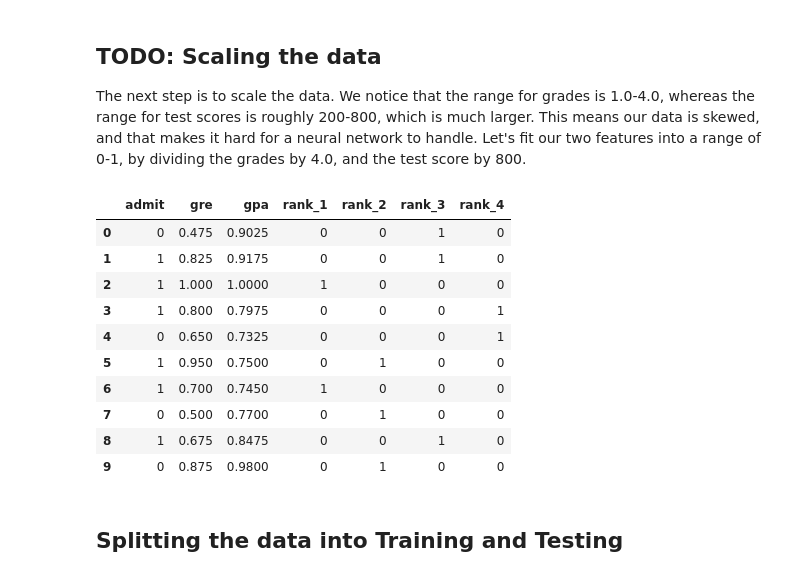
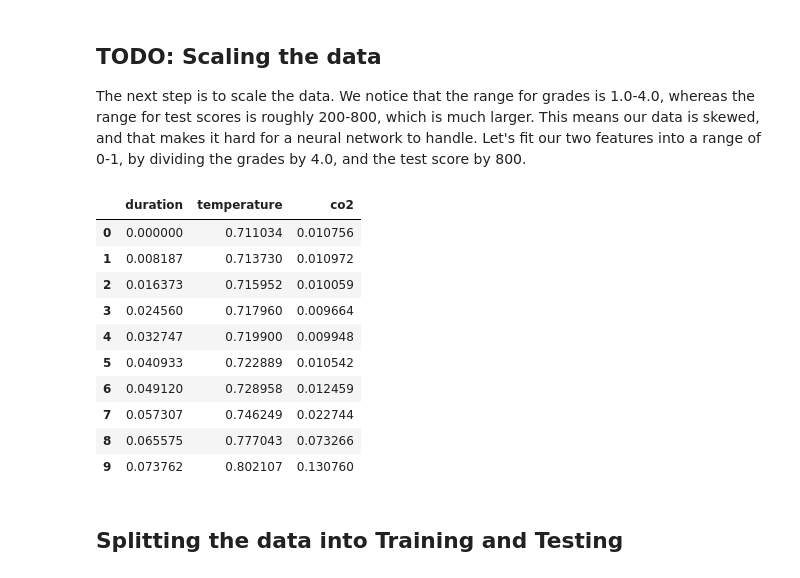
Before and after one commit to Dr-WXY/AI4EnergyProcessSystems, a Jupyter notebook: AI Models/Model 1/student-admissions/backpropagation.ipynb, the cells around one changed output. Saved outputs shown, nothing was run; the diff lists cells and outputs as text; code cells hidden in the pictures.

```diff
--- a/AI Models/Model 1/student-admissions/backpropagation.ipynb
+++ b/AI Models/Model 1/student-admissions/backpropagation.ipynb
@@ -19,7 +19,7 @@ import pandas as pd
 import numpy as np
 
 # Reading the csv file into a pandas DataFrame
-url = "https://raw.githubusercontent.com/engrsmukhtar/deep-learning-v2-pytorch/master/intro-neural-networks/student-admissions/student_data.csv"
+url = "https://raw.githubusercontent.com/engrsmukhtar/AI4EnergyProcessSystems/AI4EPS-1/AI%20Models/Model%201/student-admissions/Calciner%20-%20Duration-Temperature-CO2-CC.csv"
 data = pd.read_csv(url)
 
 # Printing out the first 10 rows of our data
@@ -122,27 +105,29 @@ one_hot_data[:10]
 The next step is to scale the data. We notice that the range for grades is 1.0-4.0, whereas the range for test scores is roughly 200-800, which is much larger. This means our data is skewed, and that makes it hard for a neural network to handle. Let's fit our two features into a range of 0-1, by dividing the grades by 4.0, and the test score by 800.
 # %%
 # Making a copy of our data
-processed_data = one_hot_data[:]
+# processed_data = one_hot_data[:]
+processed_data = pd.concat([data])
 
 # TODO: Scale the columns
-processed_data['gre'] = processed_data['gre']/800
-processed_data['gpa'] = processed_data['gpa']/4.0
+processed_data['duration'] = data['duration']/122.15 #processed_data['duration']/800
+processed_data['temperature'] = data['temperature']/886.54
+processed_data['co2'] = data['co2']/37.046161
 processed_data[:10]
 
 # Printing the first 10 rows of our procesed data
 processed_data[:10]
 # %% [output]
-|  | admit | gre | gpa | rank_1 | rank_2 | rank_3 | rank_4 |
-| 0 | 0 | 0.475 | 0.9025 | 0 | 0 | 1 | 0 |
-| 1 | 1 | 0.825 | 0.9175 | 0 | 0 | 1 | 0 |
-| 2 | 1 | 1.000 | 1.0000 | 1 | 0 | 0 | 0 |
-| 3 | 1 | 0.800 | 0.7975 | 0 | 0 | 0 | 1 |
-| 4 | 0 | 0.650 | 0.7325 | 0 | 0 | 0 | 1 |
-| 5 | 1 | 0.950 | 0.7500 | 0 | 1 | 0 | 0 |
-| 6 | 1 | 0.700 | 0.7450 | 1 | 0 | 0 | 0 |
-| 7 | 0 | 0.500 | 0.7700 | 0 | 1 | 0 | 0 |
-| 8 | 1 | 0.675 | 0.8475 | 0 | 0 | 1 | 0 |
-| 9 | 0 | 0.875 | 0.9800 | 0 | 1 | 0 | 0 |
+|  | duration | temperature | co2 |
+| 0 | 0.000000 | 0.711034 | 0.010756 |
+| 1 | 0.008187 | 0.713730 | 0.010972 |
+| 2 | 0.016373 | 0.715952 | 0.010059 |
+| 3 | 0.024560 | 0.717960 | 0.009664 |
+| 4 | 0.032747 | 0.719900 | 0.009948 |
+| 5 | 0.040933 | 0.722889 | 0.010542 |
+| 6 | 0.049120 | 0.728958 | 0.012459 |
+| 7 | 0.057307 | 0.746249 | 0.022744 |
+| 8 | 0.065575 | 0.777043 | 0.073266 |
+| 9 | 0.073762 | 0.802107 | 0.130760 |
 # %% [markdown]
 ## Splitting the data into Training and Testing
 # %% [markdown]
```
Also changed, not shown: parts of 8 cells of this notebook.
